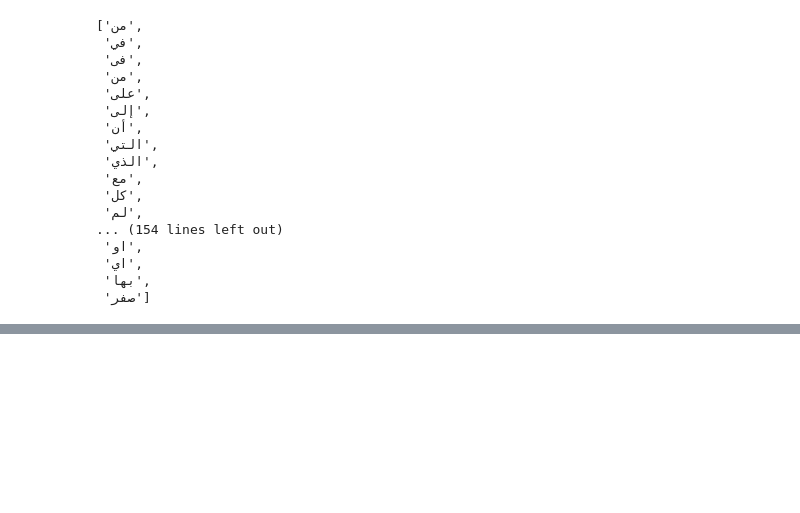
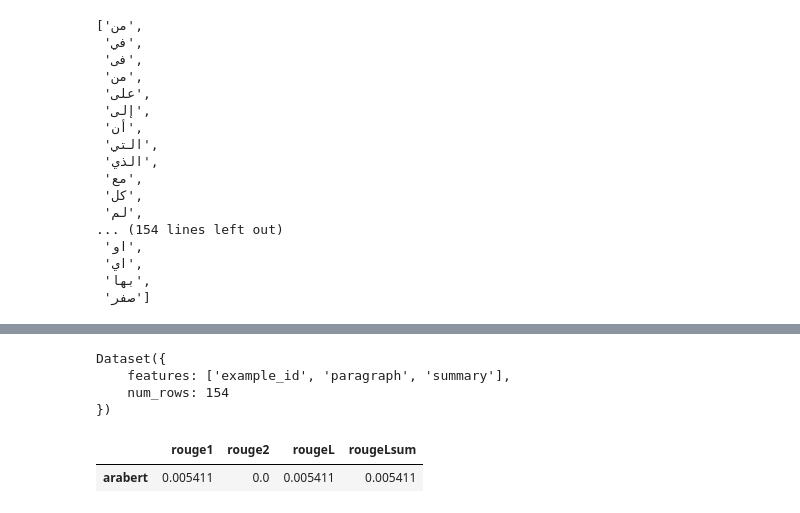
Before and after one commit to Mohieldin-Hammad/Arabic-Text-Summarization, a Jupyter notebook: text summaraization.ipynb, the cells around one changed output, grey strips where cells are left out. Cells and saved outputs as stored; diff of their text form; code cells hidden in the pictures; blank space fills up the shorter version.

```diff
--- a/text summaraization.ipynb
+++ b/text summaraization.ipynb
@@ -279,0 +444,6 @@ stop_words
+# %%
+def generate_batch_sized_chunks(list_of_elements, batch_size):
+    """split the dataset into smaller batches that we can process simultaneously
+    Yield successive batch-sized chunks from list_of_elements."""
+    for i in range(0, len(list_of_elements), batch_size):
+        yield list_of_elements[i : i + batch_size]
@@ -279,0 +493,4 @@ stop_words
+# %%
+import pandas as pd
+data = pd.read_json('/content/labeled_validation_dataset.jsonl', lines=True)
+data.head()
@@ -279,0 +504,23 @@ stop_words
+# %%
+
+# Assuming you have a Pandas DataFrame named 'df'
+data = Dataset.from_pandas(data)
+# %%
+data
+# %% [output]
+Dataset({
+    features: ['example_id', 'paragraph', 'summary'],
+    num_rows: 154
+})
+# %%
+rouge_metric = load_metric('rouge')
+
+score = calculate_metric_on_test_ds(data, rouge_metric, model, tokenizer, column_text = 'paragraph', column_summary='summary', batch_size=8)
+# %%
+rouge_names = ["rouge1", "rouge2", "rougeL", "rougeLsum"]
+rouge_dict = dict((rn, score[rn].mid.fmeasure ) for rn in rouge_names )
+
+pd.DataFrame(rouge_dict, index = ['arabert'])
+# %% [output]
+|  | rouge1 | rouge2 | rougeL | rougeLsum |
+| arabert | 0.005411 | 0.0 | 0.005411 | 0.005411 |
```
Also changed, not shown: parts of 45 cells of this notebook.
